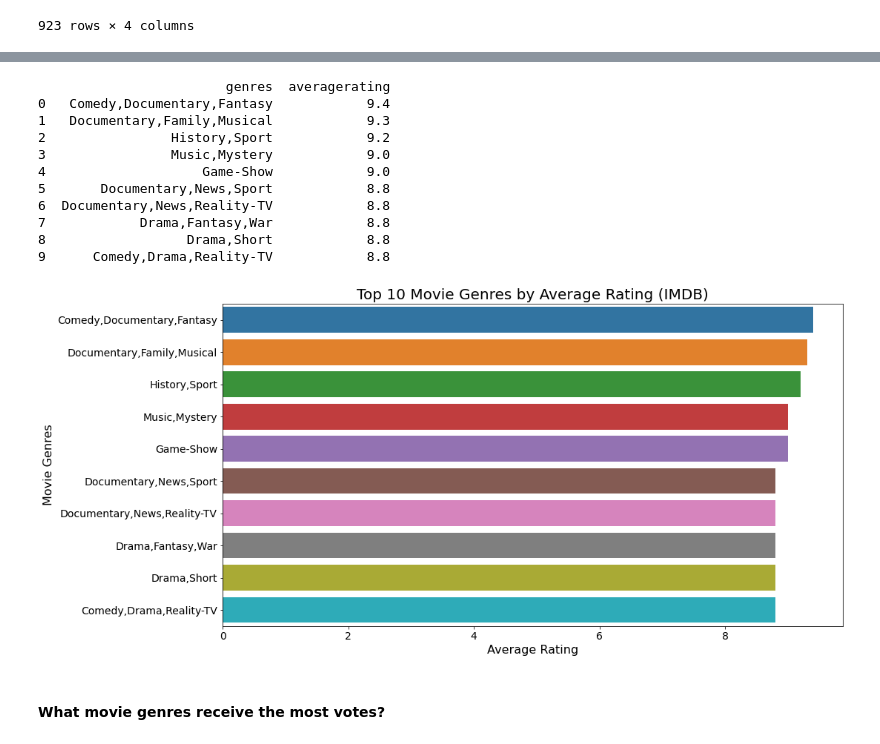
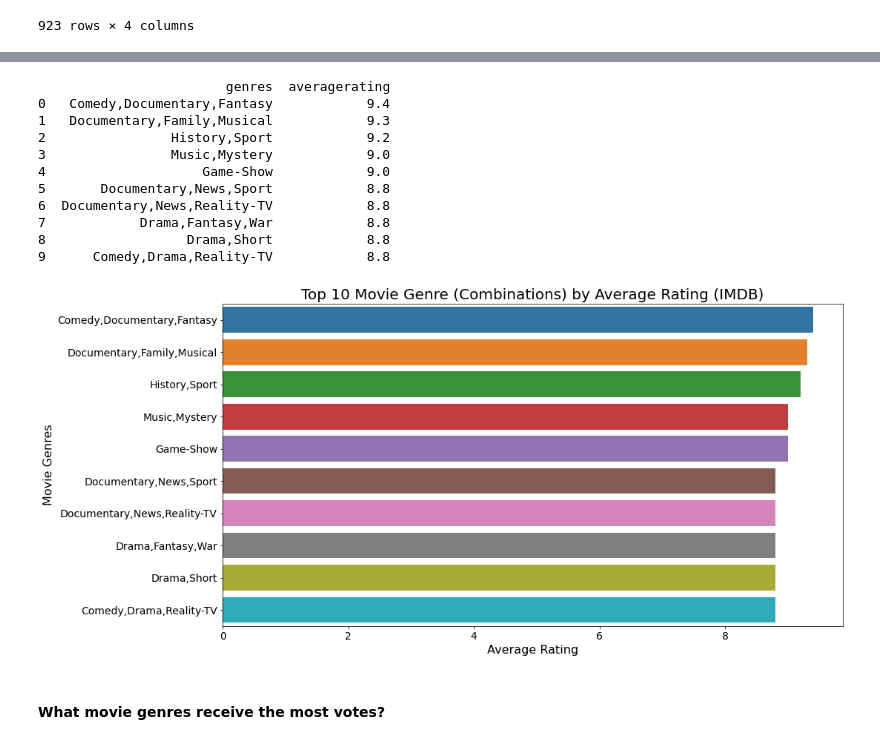
Before and after one commit to morgannash1/movie_analysis_project, a Jupyter notebook: notebook.ipynb, the cells around one changed output, grey strips where cells are left out. Saved outputs shown, nothing was run; the diff lists cells and outputs as text; code cells hidden in the pictures.

```diff
--- a/notebook.ipynb
+++ b/notebook.ipynb
@@ -515,27 +476,27 @@ imdb1_av_rt = imdb1_av_rt.head(10)
 # %%
 #plotting a bar plot showing top movie genres/ genre combinations by average rating using IMDB
 print(imdb1_av_rt)
 plt.figure(figsize = (15, 8))
 ax = sns.barplot(x = 'averagerating', y = 'genres', data = imdb1_av_rt)
 plt.xlabel('Average Rating', fontsize = 16)
 plt.xticks(fontsize = 14)
 plt.ylabel('Movie Genres', fontsize = 16)
 plt.yticks(fontsize = 14)
-plt.title('Top 10 Movie Genres by Average Rating (IMDB)', fontsize = 20)
+plt.title('Top 10 Movie Genre (Combinations) by Average Rating (IMDB)', fontsize = 20)
 plt.show();
 # %% [output]
                         genres  averagerating
 0   Comedy,Documentary,Fantasy            9.4
 1   Documentary,Family,Musical            9.3
 2                History,Sport            9.2
 3                Music,Mystery            9.0
 4                    Game-Show            9.0
 5       Documentary,News,Sport            8.8
 6  Documentary,News,Reality-TV            8.8
 7            Drama,Fantasy,War            8.8
 8                  Drama,Short            8.8
 9      Comedy,Drama,Reality-TV            8.8
-[figure, old version]
+[figure, new version]
 # %% [markdown]
 #### What movie genres receive the most votes?
 # %%
```
Also changed, not shown: parts of 31 cells of this notebook.
